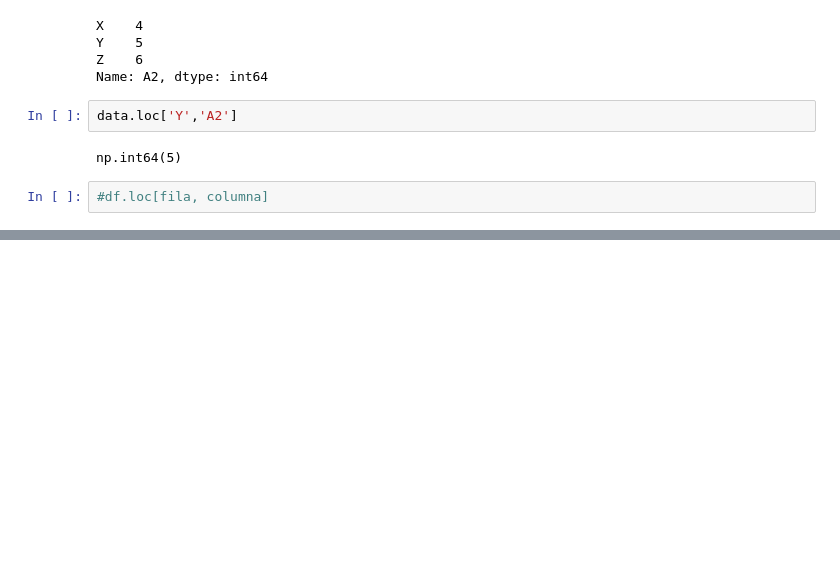
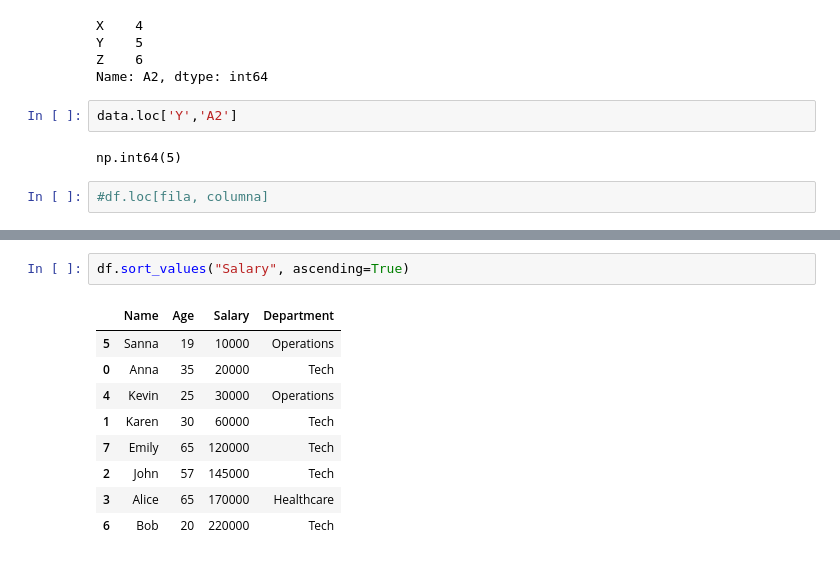
Before and after one commit to hectorherreraespinola/EDA_FreeCodeCamp, a Jupyter notebook: EDA.ipynb, the cells around one changed output, grey strips where cells are left out. Drawn from its saved outputs; the diff is of its cells as text; blank space fills up the shorter version.

```diff
--- a/EDA.ipynb
+++ b/EDA.ipynb
@@ -202,0 +225,12 @@ np.int64(5)
+# %%
+df.sort_values("Salary", ascending=True)
+# %% [output]
+|  | Name | Age | Salary | Department |
+| 5 | Sanna | 19 | 10000 | Operations |
+| 0 | Anna | 35 | 20000 | Tech |
+| 4 | Kevin | 25 | 30000 | Operations |
+| 1 | Karen | 30 | 60000 | Tech |
+| 7 | Emily | 65 | 120000 | Tech |
+| 2 | John | 57 | 145000 | Tech |
+| 3 | Alice | 65 | 170000 | Healthcare |
+| 6 | Bob | 20 | 220000 | Tech |
```
Also changed, not shown: parts of 9 cells of this notebook.
